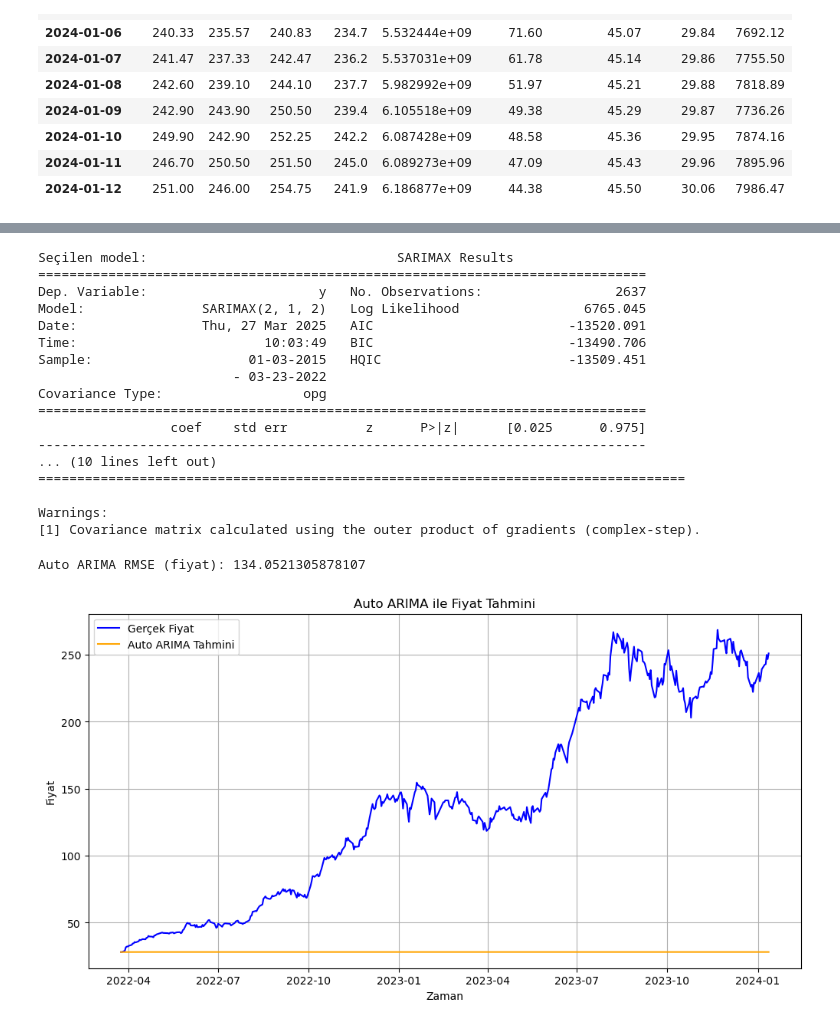
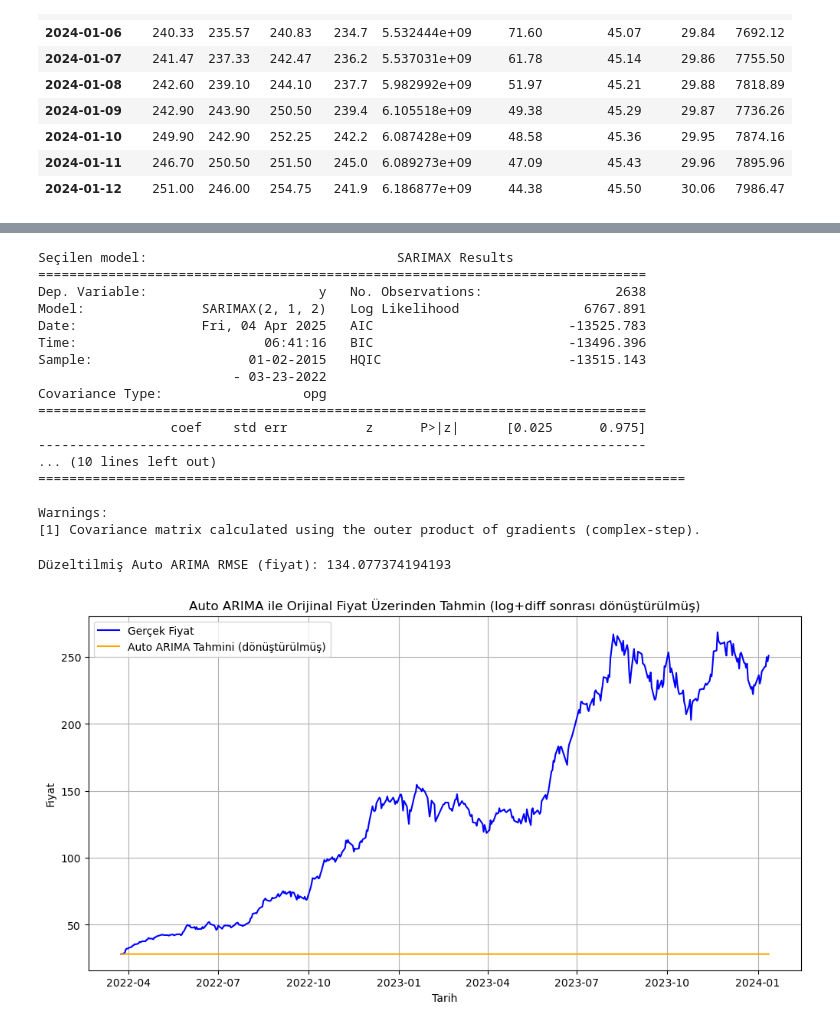
Before and after one commit to GurkayOzarslan/TradeApp, a Jupyter notebook: PricePredictor/ARIMA.ipynb, the cells around one changed output, grey strips where cells are left out. Cells and saved outputs as stored; diff of their text form; code cells hidden in the pictures.

```diff
--- a/PricePredictor/ARIMA.ipynb
+++ b/PricePredictor/ARIMA.ipynb
@@ -24,7 +24,7 @@ data.tail(10)
 | 2024-01-12 | 251.00 | 246.00 | 254.75 | 241.9 | 6.186877e+09 | 44.38 | 45.50 | 30.06 | 7986.47 |
 # %%
 data['LogAdjClose'] = np.log(data['AdjClose'])
-data['DiffLogAdjClose'] = data['LogAdjClose'].diff()
+#data['DiffLogAdjClose'] = data['LogAdjClose'].diff()
 data.dropna(inplace=True)
 # %%
 series = data['LogAdjClose']
@@ -34,7 +34,7 @@ train, test = series[:train_size], series[train_size:]
 from pmdarima.arima import auto_arima
 
 model = auto_arima(train,
-                   seasonal=False,
+                   seasonal=True,
                    stepwise=True,
                    suppress_warnings=True,
                    trace=True)
@@ -60,11 +61,11 @@ print("Seçilen model:", model.summary())
 # %% [output]
 Seçilen model:                                SARIMAX Results
 ==============================================================================
-Dep. Variable:                      y   No. Observations:                 2637
-Model:               SARIMAX(2, 1, 2)   Log Likelihood                6765.045
-Date:                Thu, 27 Mar 2025   AIC                         -13520.091
-Time:                        10:03:49   BIC                         -13490.706
-Sample:                    01-03-2015   HQIC                        -13509.451
+Dep. Variable:                      y   No. Observations:                 2638
+Model:               SARIMAX(2, 1, 2)   Log Likelihood                6767.891
+Date:                Fri, 04 Apr 2025   AIC                         -13525.783
+Time:                        06:41:16   BIC                         -13496.396
+Sample:                    01-02-2015   HQIC                        -13515.143
                          - 03-23-2022
 Covariance Type:                  opg
 ==============================================================================
@@ -76,26 +77,34 @@ Covariance Type:                  opg
 Warnings:
 [1] Covariance matrix calculated using the outer product of gradients (complex-step).
 # %%
-# Test verisi kadar tahmin yap
+# %% Test verisi kadar tahmin yap
 forecast = model.predict(n_periods=len(test))
-
-# RMSE (fiyat üzerinden)
-true_prices = np.exp(test)
-predicted_prices = np.exp(forecast)
-
-rmse = np.sqrt(mean_squared_error(true_prices, predicted_prices))
-print("Auto ARIMA RMSE (fiyat):", rmse)
-# %% [output]
-Auto ARIMA RMSE (fiyat): 134.0521305878107
+# %%
+
+# %% Tahmini log seviyesine çıkar (birikimli)
+#last_log_price = data['LogAdjClose'].iloc[train_size - 1]  # test başlangıcından bir önceki log fiyat
+#forecast_log_prices = forecast.cumsum() + last_log_price
+
+# %% Log seviyesinden orijinal fiyata dön
+predicted_prices_corrected = np.exp(forecast)
+
+# %% Gerçek fiyatları al
+true_prices = data['AdjClose'].iloc[train_size:]
+
+# %% RMSE hesapla
+rmse = np.sqrt(mean_squared_error(true_prices, predicted_prices_corrected))
+print("Düzeltilmiş Auto ARIMA RMSE (fiyat):", rmse)
+# %% [output]
+Düzeltilmiş Auto ARIMA RMSE (fiyat): 134.077374194193
 # %%
 plt.figure(figsize=(12,6))
-plt.plot(true_prices, label='Gerçek Fiyat', color='blue')
-plt.plot(predicted_prices, label='Auto ARIMA Tahmini', color='orange')
-plt.title('Auto ARIMA ile Fiyat Tahmini')
-plt.xlabel('Zaman')
+plt.plot(true_prices.index, true_prices.values, label='Gerçek Fiyat', color='blue')
+plt.plot(true_prices.index, predicted_prices_corrected.values, label='Auto ARIMA Tahmini (dönüştürülmüş)', color='orange')
+plt.title('Auto ARIMA ile Orijinal Fiyat Üzerinden Tahmin (log+diff sonrası dönüştürülmüş)')
+plt.xlabel('Tarih')
 plt.ylabel('Fiyat')
 plt.legend()
 plt.grid(True)
 plt.show()
 # %% [output]
-[figure, old version]
+[figure, new version]
```
Also changed, not shown: parts of 2 cells of this notebook, 2 other files.
